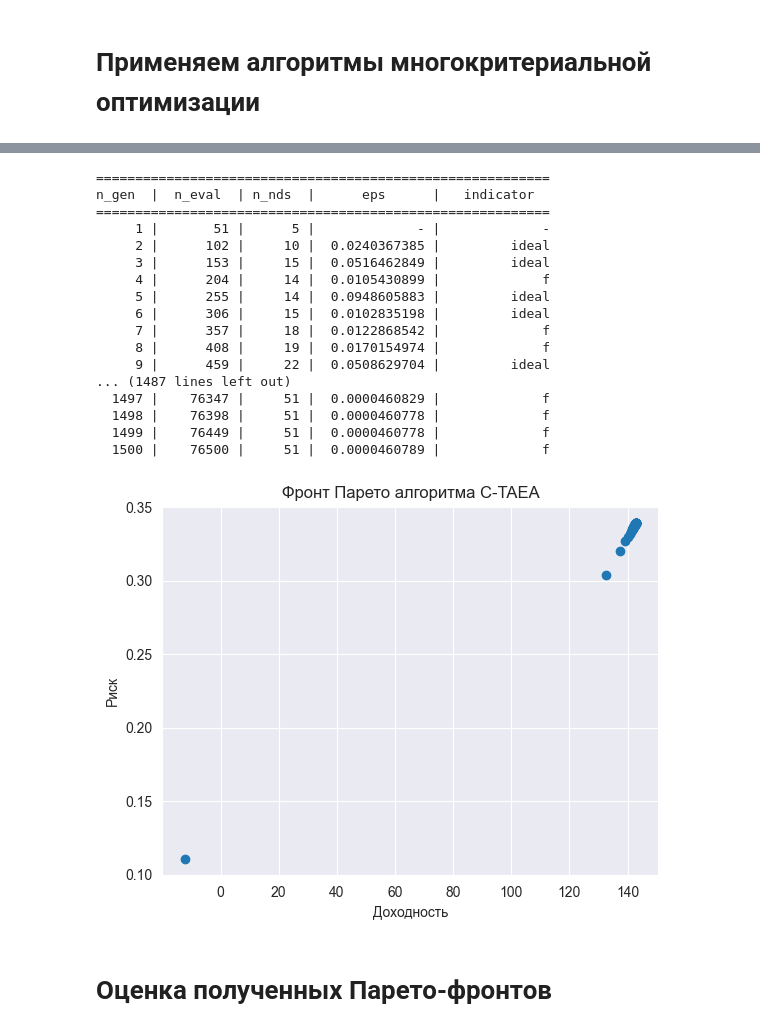
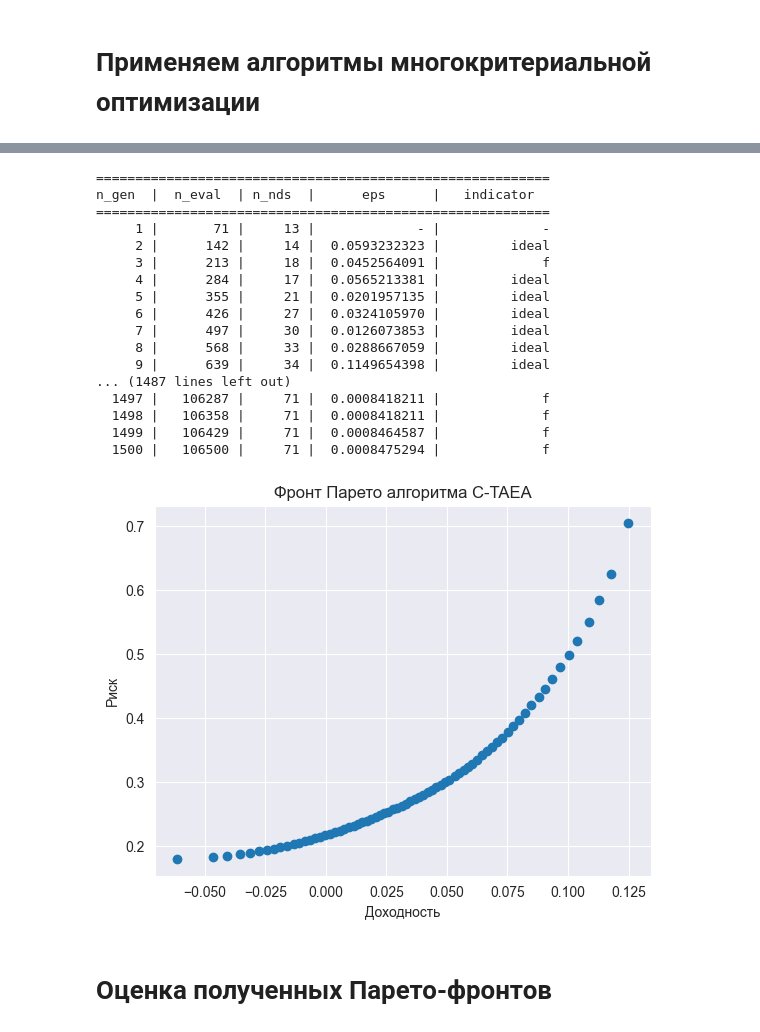
Before and after one commit to ArTeria21/Crypto_optimization, a Jupyter notebook: portfolio_optimization.ipynb, the cells around one changed output, grey strips where cells are left out. Saved outputs shown, nothing was run; the diff lists cells and outputs as text; code cells hidden in the pictures.

Commit message:
updated penalty

```diff
--- a/portfolio_optimization.ipynb
+++ b/portfolio_optimization.ipynb
@@ -74,11 +76,13 @@ def calculate_portfolio_price(portfolio: dict[str, float],
 # Список интересующих криптовалют можно изменять. Все доступные тикеры можно посмотреть на https://finance.yahoo.com/crypto/
 TICKERS = ["TON11419-USD", "SUI20947-USD",'ETH-USD', "LINK-USD", "APT21794-USD", "FET-USD", "TAO22974-USD", 'BTC-USD']
 
+# Даты обучающей выборки
 training_start_date = "2024-08-01"
 training_end_date = "2024-08-29"
 
-start_tocken_prices = {ticker: get_price_on_date(ticker, training_start_date) for ticker in TICKERS}
-end_tocken_prices = {ticker: get_price_on_date(ticker, training_end_date) for ticker in TICKERS}
+# Получим цены на начало и конец обучающей выборки
+start_token_prices = {ticker: get_price_on_date(ticker, training_start_date) for ticker in TICKERS}
+end_token_prices = {ticker: get_price_on_date(ticker, training_end_date) for ticker in TICKERS}
 
 data: pd.DataFrame = yf.download(TICKERS, start=training_start_date, end=training_end_date, progress=True)["Adj Close"]
 returns: pd.DataFrame = data.pct_change().dropna()
@@ -94,7 +98,6 @@ class CryptoPortfolioProblem(ElementwiseProblem):
     """Задача многокритериальной оптимизации криптовалютного портфеля."""
 
     START_PRICE = 1000.0
-    PENALTY_FACTOR = 0.3
 
     def __init__(self,
                 elementwise=True,
@@ -122,8 +125,8 @@ class CryptoPortfolioProblem(ElementwiseProblem):
 
     def _precompute_data(self):
         """Предварительный расчет данных для оптимизации производительности."""
-        self.start_token_prices = np.array([start_tocken_prices[ticker] for ticker in TICKERS])
-        self.end_token_prices = np.array([end_tocken_prices[ticker] for ticker in TICKERS])
+        self.start_token_prices = np.array([start_token_prices[ticker] for ticker in TICKERS])
+        self.end_token_prices = np.array([end_token_prices[ticker] for ticker in TICKERS])
         self.cov_matrix = cov_matrix.values
 
     @staticmethod
@@ -146,15 +149,26 @@ class CryptoPortfolioProblem(ElementwiseProblem):
         out["F"] = [-profit, risk]
 
     def _calc_portfolio_return(self, weights: np.ndarray) -> float:
-        """Расчет доходности портфеля."""
-        portfolio_units = weights * self.START_PRICE / self.start_token_prices
+        """
+        Расчет доходности портфеля.
+
+        Args:
+            weights: Веса портфеля
+        Returns:
+            float: Доходность портфеля в процентах
+        """
+        start_value = self.START_PRICE
+        portfolio_units = weights * start_value / self.start_token_prices
         end_value = np.sum(portfolio_units * self.end_token_prices)
-        return end_value - self.START_PRICE
+        return ((end_value - start_value) / start_value)
+
+    def _calc_diversification(self, weights: np.ndarray) -> float:
+        """Расчет индекса Херфиндаля-Хиршмана."""
+        return np.sum(weights ** 2)
 
     def _calc_volatility(self, weights: np.ndarray) -> float:
         """Расчет волатильности портфеля."""
-        penalty = self.PENALTY_FACTOR * max(weights)
-        return np.sqrt(weights.T @ self.cov_matrix @ weights) + penalty
+        return np.sqrt(weights.T @ self.cov_matrix @ weights) + self._calc_diversification(weights)
 
 problem = CryptoPortfolioProblem()
 # %% [markdown]
@@ -243,40 +257,40 @@ n_gen  |  n_eval  | n_nds  |      eps      |   indicator
 # %%
 # Третий алгоритм, который мы протестируем - это C-TAEA.
 
-ref_dirs = get_reference_directions("das-dennis", 2, n_partitions=50)
+ref_dirs = get_reference_directions("das-dennis", 2, n_partitions=70)
 
 c_taea = CTAEA(ref_dirs=ref_dirs)
 
 c_taea_res = minimize(problem,
             c_taea,
             ('n_gen', 1500),
             verbose=True
             )
 
 plt.scatter(-c_taea_res.F[:, 0], c_taea_res.F[:, 1])
 plt.xlabel("Доходность")
 plt.ylabel("Риск")
 plt.title("Фронт Парето алгоритма C-TAEA")
 plt.show()
 # %% [output]
 ==========================================================
 n_gen  |  n_eval  | n_nds  |      eps      |   indicator
 ==========================================================
-     1 |       51 |      5 |             - |             -
-     2 |      102 |     10 |  0.0240367385 |         ideal
-     3 |      153 |     15 |  0.0516462849 |         ideal
-     4 |      204 |     14 |  0.0105430899 |             f
-     5 |      255 |     14 |  0.0948605883 |         ideal
-     6 |      306 |     15 |  0.0102835198 |         ideal
-     7 |      357 |     18 |  0.0122868542 |             f
-     8 |      408 |     19 |  0.0170154974 |             f
-     9 |      459 |     22 |  0.0508629704 |         ideal
+     1 |       71 |     13 |             - |             -
+     2 |      142 |     14 |  0.0593232323 |         ideal
+     3 |      213 |     18 |  0.0452564091 |             f
+     4 |      284 |     17 |  0.0565213381 |         ideal
+     5 |      355 |     21 |  0.0201957135 |         ideal
+     6 |      426 |     27 |  0.0324105970 |         ideal
+     7 |      497 |     30 |  0.0126073853 |         ideal
+     8 |      568 |     33 |  0.0288667059 |         ideal
+     9 |      639 |     34 |  0.1149654398 |         ideal
 ... (1487 lines left out)
-  1497 |    76347 |     51 |  0.0000460829 |             f
-  1498 |    76398 |     51 |  0.0000460778 |             f
-  1499 |    76449 |     51 |  0.0000460778 |             f
-  1500 |    76500 |     51 |  0.0000460789 |             f
+  1497 |   106287 |     71 |  0.0008418211 |             f
+  1498 |   106358 |     71 |  0.0008418211 |             f
+  1499 |   106429 |     71 |  0.0008464587 |             f
+  1500 |   106500 |     71 |  0.0008475294 |             f
-[figure, old version]
+[figure, new version]
 # %% [markdown]
 # Оценка полученных Парето-фронтов
 # %%
```
Also changed, not shown: parts of 20 cells of this notebook.
